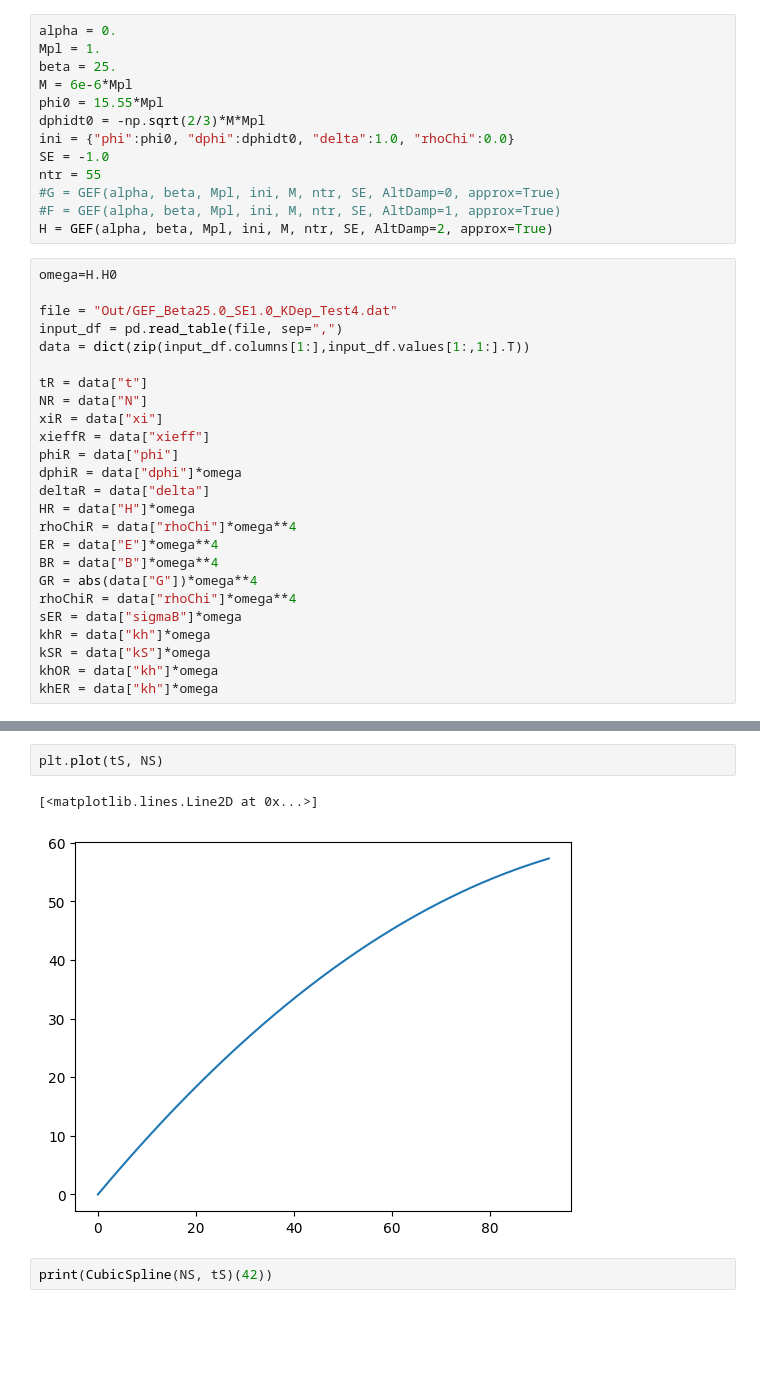
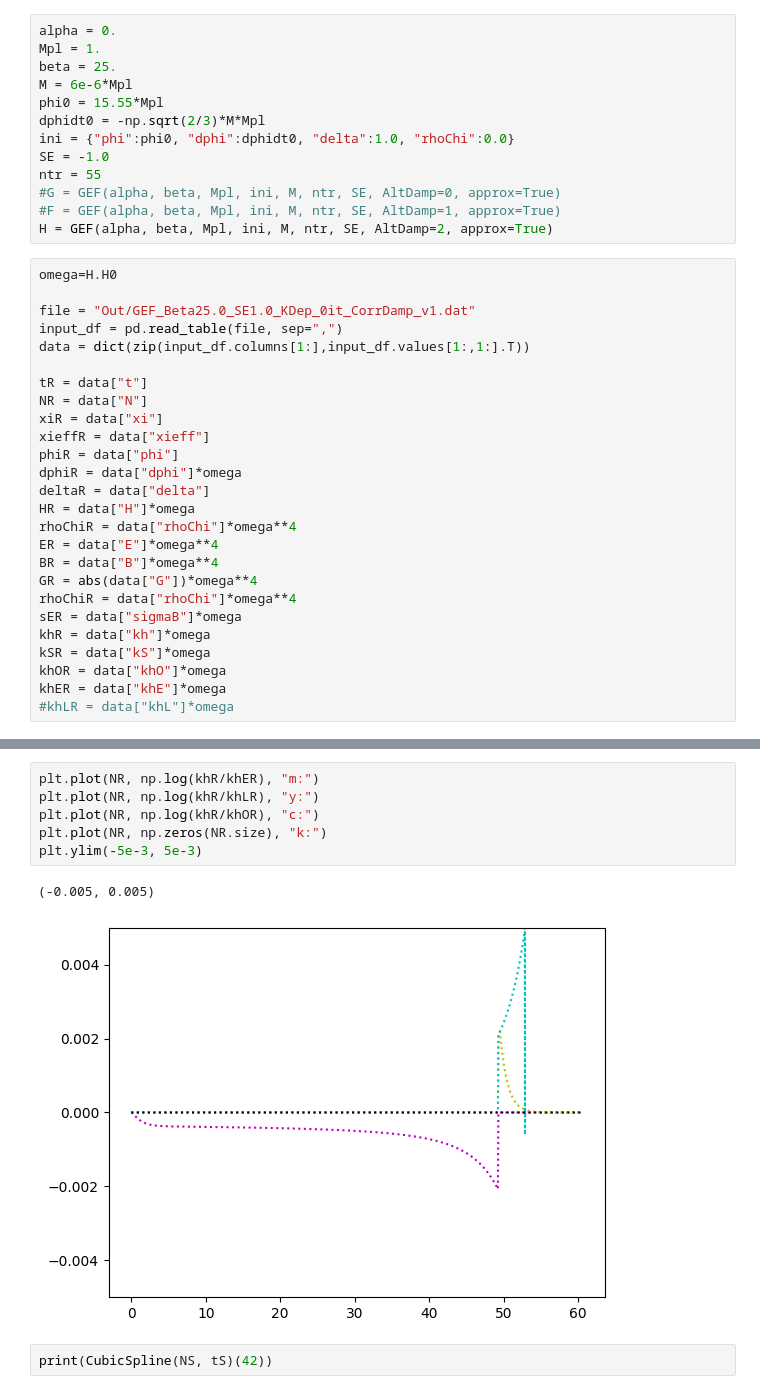
Before and after one commit to richard-von-eckardstein/GEFF, a Jupyter notebook: CompareTwoRuns.ipynb, the cells around one changed output, grey strips where cells are left out. Cells and saved outputs as stored; diff of their text form; blank space fills up the shorter version.

```diff
--- a/CompareTwoRuns.ipynb
+++ b/CompareTwoRuns.ipynb
@@ -28,7 +28,7 @@ H = GEF(alpha, beta, Mpl, ini, M, ntr, SE, AltDamp=2, approx=True)
 # %%
 omega=H.H0
 
-file = "Out/GEF_Beta25.0_SE1.0_KDep_Test4.dat"
+file = "Out/GEF_Beta25.0_SE1.0_KDep_0it_CorrDamp_v1.dat"
 input_df = pd.read_table(file, sep=",")
 data = dict(zip(input_df.columns[1:],input_df.values[1:,1:].T))
 
@@ -48,8 +48,9 @@ rhoChiR = data["rhoChi"]*omega**4
 sER = data["sigmaB"]*omega
 khR = data["kh"]*omega
 kSR = data["kS"]*omega
-khOR = data["kh"]*omega
-khER = data["kh"]*omega
+khOR = data["khO"]*omega
+khER = data["khE"]*omega
+#khLR = data["khL"]*omega
 # %%
 omega=H.H0
 
@@ -167,8 +179,12 @@ plt.xlim(45, 55)
 # %%
-plt.plot(tS, NS)
+plt.plot(NR, np.log(khR/khER), "m:")
+plt.plot(NR, np.log(khR/khLR), "y:")
+plt.plot(NR, np.log(khR/khOR), "c:")
+plt.plot(NR, np.zeros(NR.size), "k:")
+plt.ylim(-5e-3, 5e-3)
 # %% [output]
-[<matplotlib.lines.Line2D at 0x...>]
+(-0.005, 0.005)
-[figure, old version]
+[figure, new version]
 # %%
 print(CubicSpline(NS, tS)(42))
 # %% [output]
```
Also changed, not shown: parts of 5 cells of this notebook, 5 other files.
